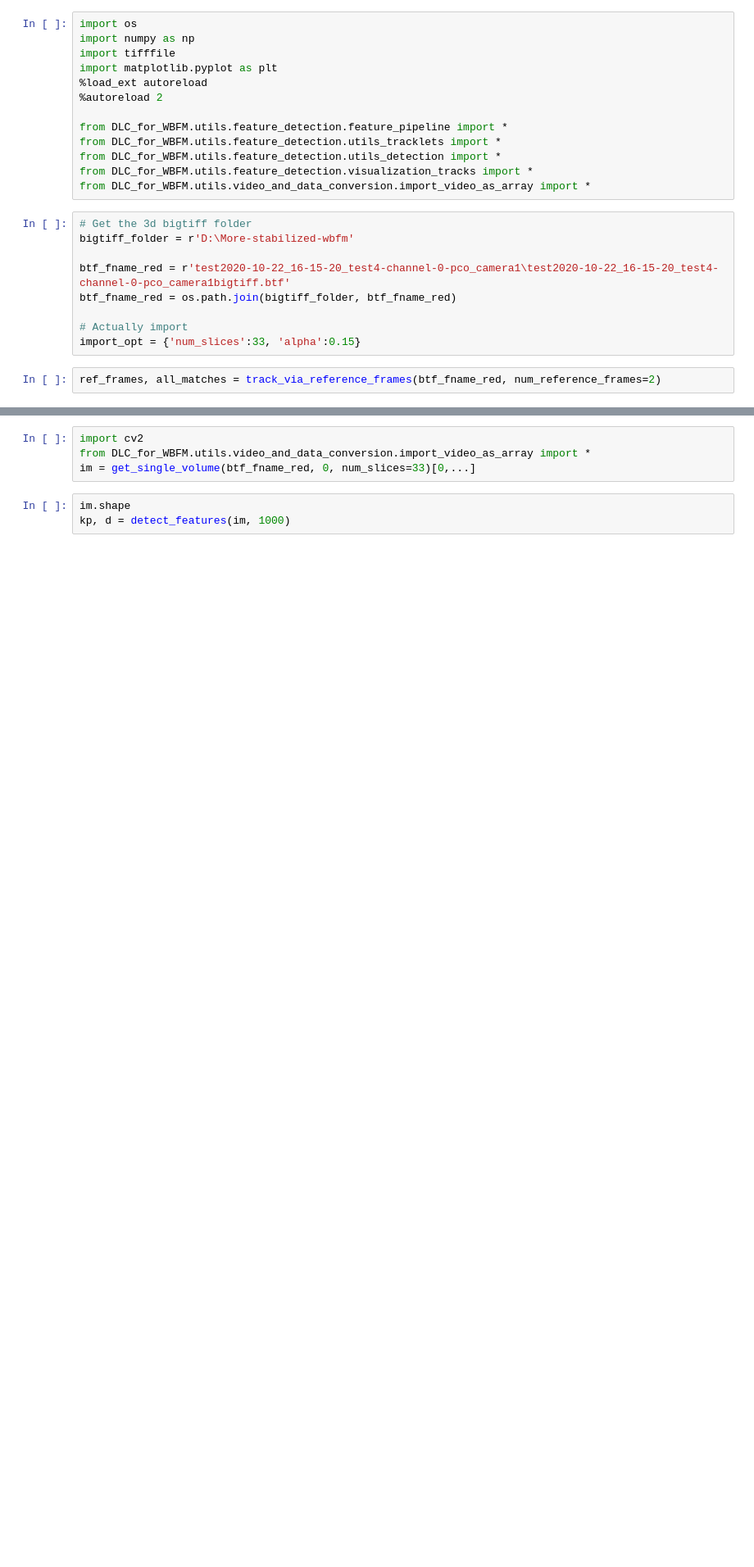
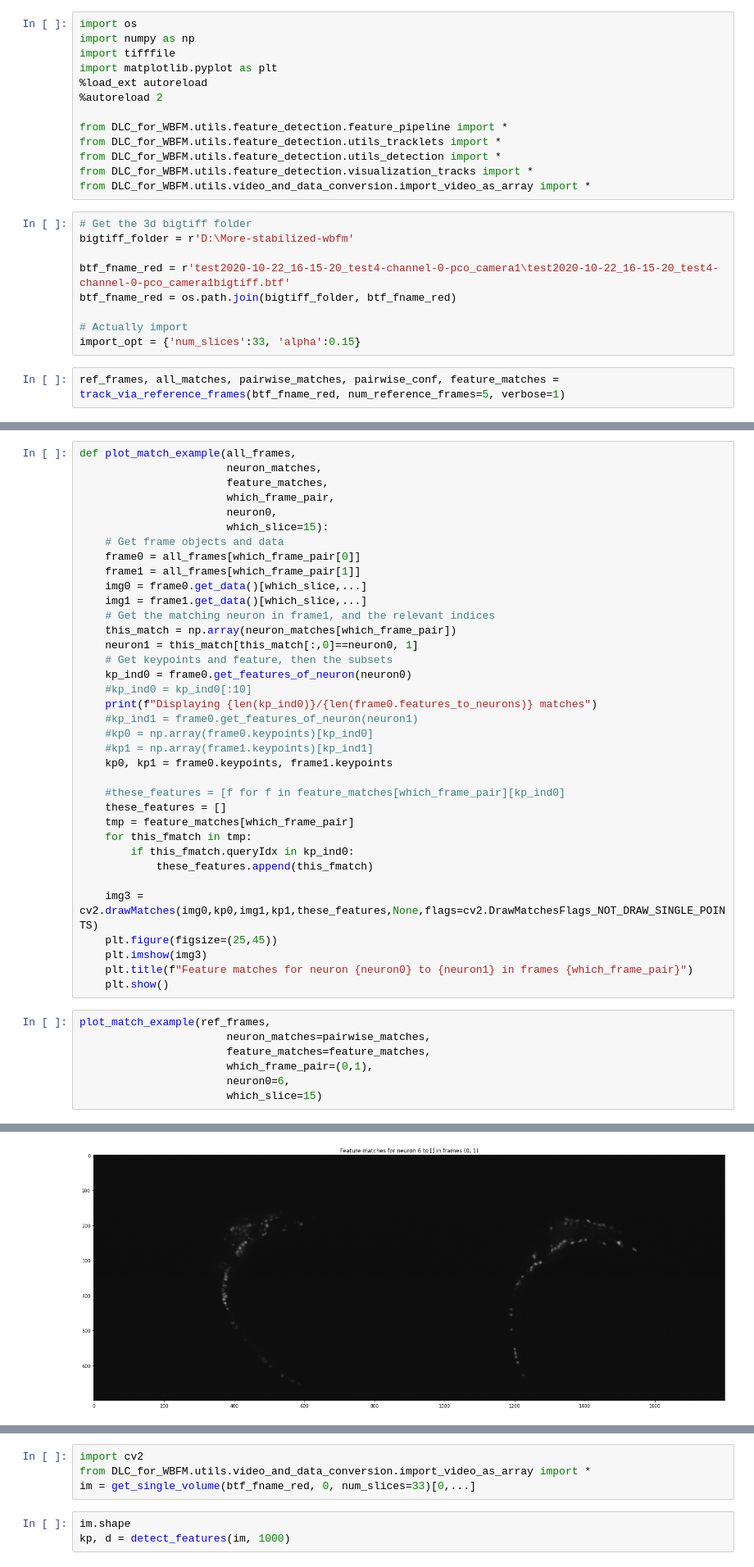
Before and after one commit to ch9nuk9/wbfm, a Jupyter notebook: example-feature-workflow/feature_alignment/Reference_pipeline_tests.ipynb, the cells around one changed output, grey strips where cells are left out. Shown at 82% size. Cells and saved outputs as stored; diff of their text form; blank space fills up the shorter version.

Commit message:
Lots of scratch work, and more visualizations

```diff
--- a/example-feature-workflow/feature_alignment/Reference_pipeline_tests.ipynb
+++ b/example-feature-workflow/feature_alignment/Reference_pipeline_tests.ipynb
@@ -21,5 +21,5 @@ btf_fname_red = os.path.join(bigtiff_folder, btf_fname_red)
 # Actually import
 import_opt = {'num_slices':33, 'alpha':0.15}
 # %%
-ref_frames, all_matches = track_via_reference_frames(btf_fname_red, num_reference_frames=2)
+ref_frames, all_matches, pairwise_matches, pairwise_conf, feature_matches = track_via_reference_frames(btf_fname_red, num_reference_frames=5, verbose=1)
 # %% [output]
@@ -102,0 +32,44 @@ for f0 in this_f0:
+# %%
+def plot_match_example(all_frames,
+                       neuron_matches,
+                       feature_matches,
+                       which_frame_pair,
+                       neuron0,
+                       which_slice=15):
+    # Get frame objects and data
+    frame0 = all_frames[which_frame_pair[0]]
+    frame1 = all_frames[which_frame_pair[1]]
+    img0 = frame0.get_data()[which_slice,...]
+    img1 = frame1.get_data()[which_slice,...]
+    # Get the matching neuron in frame1, and the relevant indices
+    this_match = np.array(neuron_matches[which_frame_pair])
+    neuron1 = this_match[this_match[:,0]==neuron0, 1]
+    # Get keypoints and feature, then the subsets
+    kp_ind0 = frame0.get_features_of_neuron(neuron0)
+    #kp_ind0 = kp_ind0[:10]
+    print(f"Displaying {len(kp_ind0)}/{len(frame0.features_to_neurons)} matches")
+    #kp_ind1 = frame0.get_features_of_neuron(neuron1)
+    #kp0 = np.array(frame0.keypoints)[kp_ind0]
+    #kp1 = np.array(frame1.keypoints)[kp_ind1]
+    kp0, kp1 = frame0.keypoints, frame1.keypoints
+
+    #these_features = [f for f in feature_matches[which_frame_pair][kp_ind0]
+    these_features = []
+    tmp = feature_matches[which_frame_pair]
+    for this_fmatch in tmp:
+        if this_fmatch.queryIdx in kp_ind0:
+            these_features.append(this_fmatch)
+
+    img3 = cv2.drawMatches(img0,kp0,img1,kp1,these_features,None,flags=cv2.DrawMatchesFlags_NOT_DRAW_SINGLE_POINTS)
+    plt.figure(figsize=(25,45))
+    plt.imshow(img3)
+    plt.title(f"Feature matches for neuron {neuron0} to {neuron1} in frames {which_frame_pair}")
+    plt.show()
+# %%
+plot_match_example(ref_frames,
+                       neuron_matches=pairwise_matches,
+                       feature_matches=feature_matches,
+                       which_frame_pair=(0,1),
+                       neuron0=6,
+                       which_slice=15)
+# %% [output]
@@ -102,0 +77 @@ for f0 in this_f0:
+[figure, added]
```
Also changed, not shown: parts of 21 cells of this notebook.
